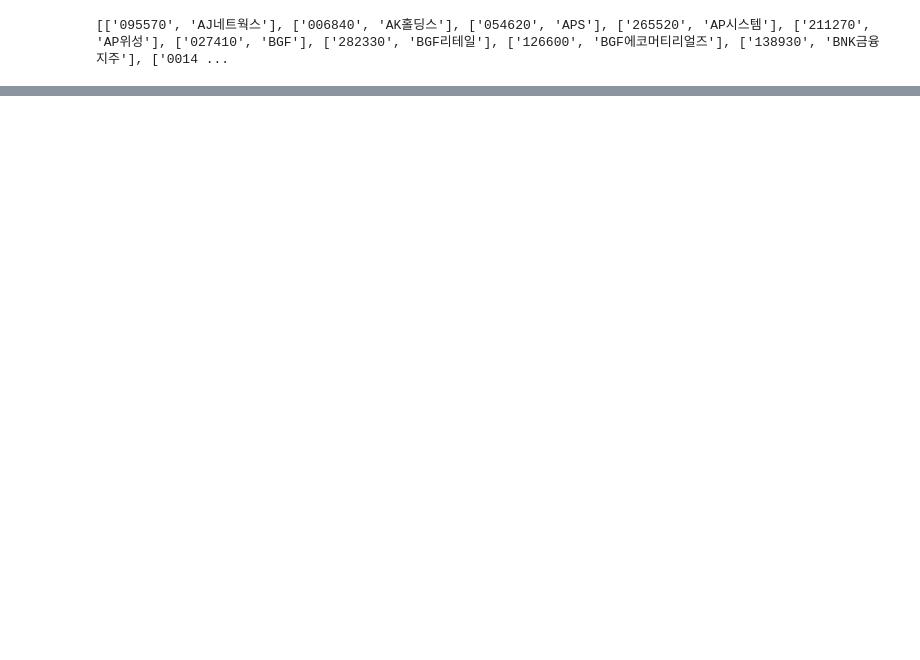
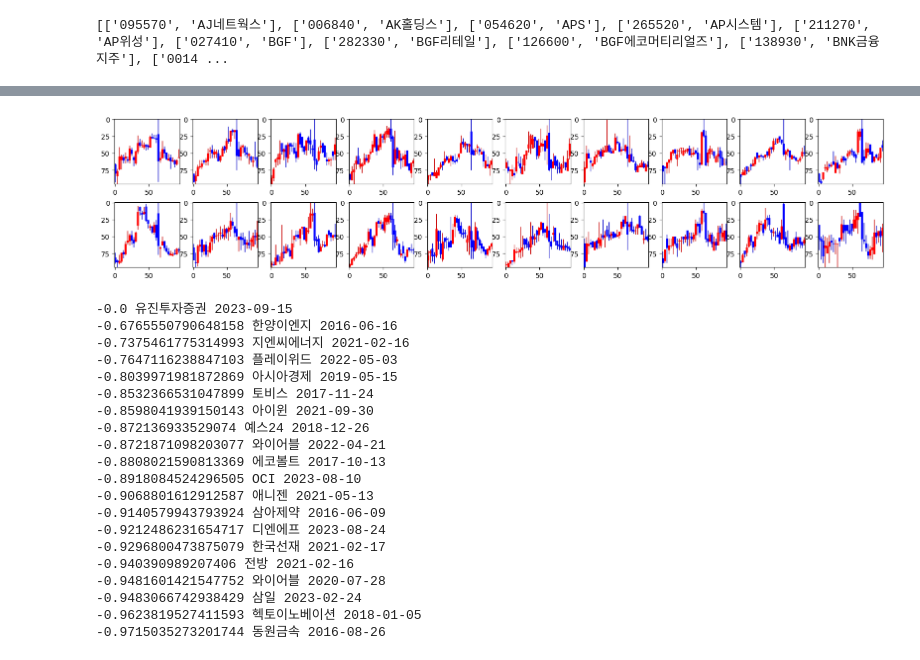
Before and after one commit to leechanhoe/Stock-Prediction-Project, a Jupyter notebook: 비슷한차트찾기/search_similar.ipynb, the cells around one changed output, grey strips where cells are left out. Drawn from its saved outputs; the diff is of its cells as text; code cells hidden in the pictures; blank space fills up the shorter version.

```diff
--- a/비슷한차트찾기/search_similar.ipynb
+++ b/비슷한차트찾기/search_similar.ipynb
@@ -162,12 +166,13 @@ def preprocess_data(data):
     return data
 # %%
 class StockData:
-    def __init__(self, open_prices, close_prices, high_prices, low_prices, max_volume_idx, name, code, date):
+    def __init__(self, open_prices, close_prices, high_prices, low_prices, max_volume_idx, max_hi_lo_diff_idx, name, code, date):
         self.open_prices = open_prices
         self.close_prices = close_prices
         self.high_prices = high_prices
         self.low_prices = low_prices
         self.max_volume_idx = max_volume_idx
+        self.max_hi_lo_diff_idx = max_hi_lo_diff_idx
         self.name = name
         self.code = code
         self.date = date
@@ -285,32 +326,0 @@ stock_data['005930'].loc['2015-01-01':'2015-01-01']
-# %%
-none_stock_data = preprocess_data(fdr.DataReader('005930', '1900-01-01', '1900-01-01'))
-
-def get_stock_data(code, start_date, end_date='2023-09-15'):
-    global stock_data, none_stock_data
-
-    if start_date not in stock_data[code].index:
-        print(start_date, '의 데이터가 존재하지 않음')
-        return none_stock_data
-
-    return stock_data[code].loc[start_date : end_date]
-
-def get_stock_data(code, date, preceeding = 0, following = 0):
-    global stock_data, none_stock_data
-
-    if date not in stock_data[code].index:
-        print(date, '의 데이터가 존재하지 않음')
-        return none_stock_data
-
-    index_location = stock_data[code].index.get_loc(date)
-    if index_location - preceeding < 0:
-        print('앞쪽 데이터 부족')
-        return none_stock_data
-    if index_location + following > len(stock_data[code]):
-        print('뒤쪽 데이터 부족')
-        return none_stock_data
-
-
-    start_location = index_location - preceeding
-    end_location = min(len(stock_data[code]), index_location + following + 1)
-
-    return stock_data[code].iloc[start_location : end_location]
@@ -343,7 +333,7 @@ def rmse(predictions, targets, max_volume_idx):
     if max_volume_idx + 1 < DAY_NUM:
         weights[max_volume_idx+1] *= 4
     if max_volume_idx - 1 >= 0:
-        weights[max_volume_idx-1] *= 2
+        weights[max_volume_idx-1] *= 4
 
     # Calculate the squared errors
     squared_errors = ((predictions - targets) ** 2)
@@ -407,10 +389,10 @@ from datetime import datetime, timedelta
 
 similar_images = {code : [] for code, name in stock_codes}
 for code, name in stock_codes[:1]:
-    code = '005930'
+    code = '001200'
     for dif, data in similar[code]:
 
-        stock = get_stock_data(data.code, data.date, preceeding=51)  # 각 종목의 데이터 가져오기
+        stock = get_stock_data(data.code, data.date, preceeding=31)  # 각 종목의 데이터 가져오기
         image = convert_image(stock, 1, DAY_NUM, data.name, data.code)
 
         if len(image) == 0:
@@ -422,27 +425,49 @@ for code, name in stock_codes[:1]:
 # %%
 import matplotlib.pyplot as plt
 import math
 
-code = '005930'
-latest_image = convert_image(get_stock_data(code, '2023-09-15', preceeding=51), 1, DAY_NUM, '삼성전자', '005930')[0][0]
+code = '001200'
+latest_image = convert_image(get_stock_data(code, '2023-09-15', preceeding=31), 1, DAY_NUM, '삼성전자', '005930')[0][0]
 
 # 한 행에 표시될 서브플롯 수 (예: 4개)
 cols = 10
 
 # 필요한 행 수 계산
 rows = math.ceil(len(similar_images[code]) / cols)
 
 # 새로운 figure 생성
 plt.figure(figsize=(20, rows * 2))
 
 # 모든 유사한 이미지 출력
 i = 0
 for dif, data in similar_images[code]:
     plt.subplot(rows, cols, i+1)
     plt.imshow(data.image)
     # plt.axis('off')  # 축 제거
     i += 1
 
 plt.show()
 for dif, data in similar_images[code][:20]:
     print(dif, data.name, data.date)
+# %% [output]
+[figure, added]
+-0.0 유진투자증권 2023-09-15
+-0.6765550790648158 한양이엔지 2016-06-16
+-0.7375461775314993 지엔씨에너지 2021-02-16
+-0.7647116238847103 플레이위드 2022-05-03
+-0.8039971981872869 아시아경제 2019-05-15
+-0.8532366531047899 토비스 2017-11-24
+-0.8598041939150143 아이윈 2021-09-30
+-0.872136933529074 예스24 2018-12-26
+-0.8721871098203077 와이어블 2022-04-21
+-0.8808021590813369 에코볼트 2017-10-13
+-0.8918084524296505 OCI 2023-08-10
+-0.9068801612912587 애니젠 2021-05-13
+-0.9140579943793924 삼아제약 2016-06-09
+-0.9212486231654717 디엔에프 2023-08-24
+-0.9296800473875079 한국선재 2021-02-17
+-0.940390989207406 전방 2021-02-16
+-0.9481601421547752 와이어블 2020-07-28
+-0.9483066742938429 삼일 2023-02-24
+-0.9623819527411593 헥토이노베이션 2018-01-05
+-0.9715035273201744 동원금속 2016-08-26
```
Also changed, not shown: parts of 13 cells of this notebook, 1 other file.
